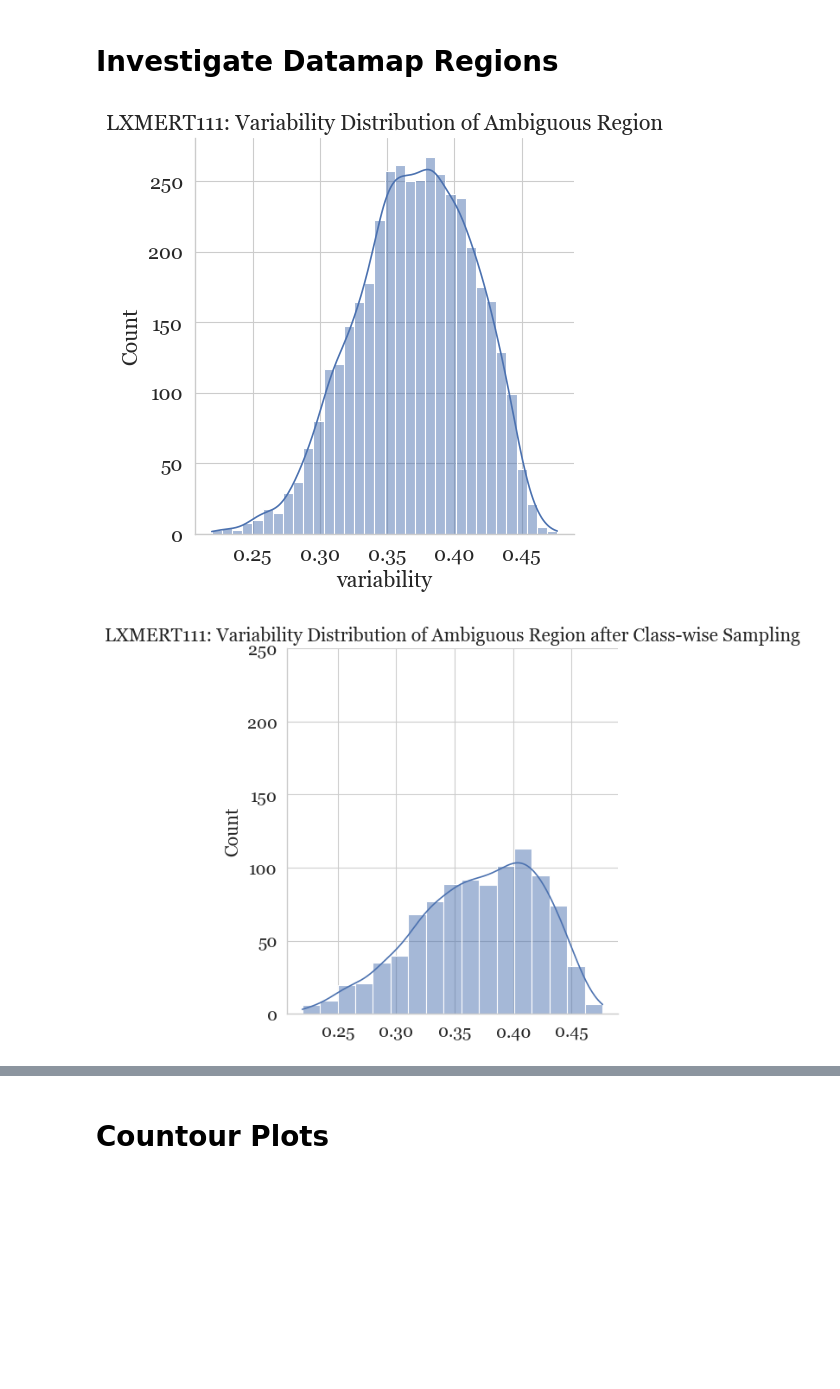
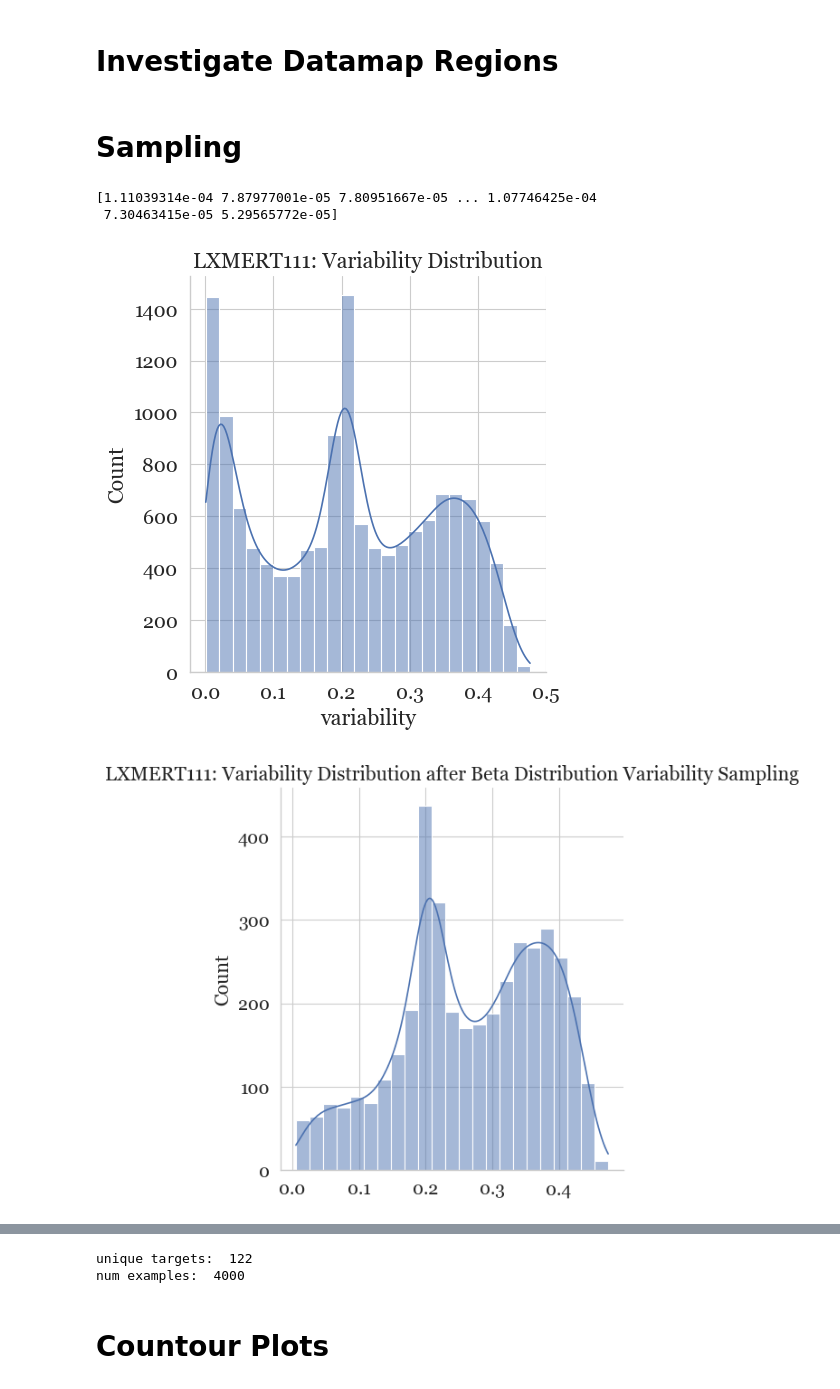
Before and after one commit to jr4fs/interactive_datamap_cartography, a Jupyter notebook: src/plot_datamaps.ipynb, the cells around one changed output, grey strips where cells are left out. Drawn from its saved outputs; the diff is of its cells as text; code cells hidden in the pictures; blank space fills up the shorter version.

Commit message:
sampling with target distribution

```diff
--- a/src/plot_datamaps.ipynb
+++ b/src/plot_datamaps.ipynb
@@ -1056,3 +896,5 @@ save_path = '../assets/vqa_models/lxr111_and_lxr955_animals_20epochs/'
 generate_region_overlap(df_one, df_two, save_path, 'easy', 0.8, 0.2)
 generate_region_overlap(df_one, df_two, save_path, 'hard', 0.2, 0.2)
 generate_region_overlap(df_one, df_two, save_path, 'ambiguous', 0.2, 0.2)
+# %% [markdown]
+# Sampling
@@ -1064,9 +1122,12 @@ generate_region_class_variability_distributions(base_path, df, 'ambiguous', conf
 # %%
 base_path ='../assets/vqa_models/vqa_lxr111_animals_fromScratch_20epochs_breeds/'
 df = pd.read_pickle(base_path+"datamap_metrics.pkl")
 
-ids = class_sampling(base_path, df, 'ambiguous', conf_threshold=0.2, var_threshold=0.2)
-#ids = variability_sampling(base_path, df, 'ambiguous', conf_threshold=0.2, var_threshold=0.2)
+#ids = class_sampling(base_path, df, model='LXMERT111')
+#ids = variability_sampling(base_path, df, model='LXMERT111')
+ids = target_distribution_variability_sampling(base_path, df, model='LXMERT111')
 # %% [output]
+[1.11039314e-04 7.87977001e-05 7.80951667e-05 ... 1.07746425e-04
+ 7.30463415e-05 5.29565772e-05]
-[figure, old version]
+[figure, new version]
-[figure, old version]
+[figure, new version]
@@ -1073,3 +1135,5 @@ ids = class_sampling(base_path, df, 'ambiguous', conf_threshold=0.2, var_thresho
+unique targets:  122
+num examples:  4000
 # %% [markdown]
 # Countour Plots
 # %%
```
Also changed, not shown: parts of 6 cells of this notebook, 2 other files.
